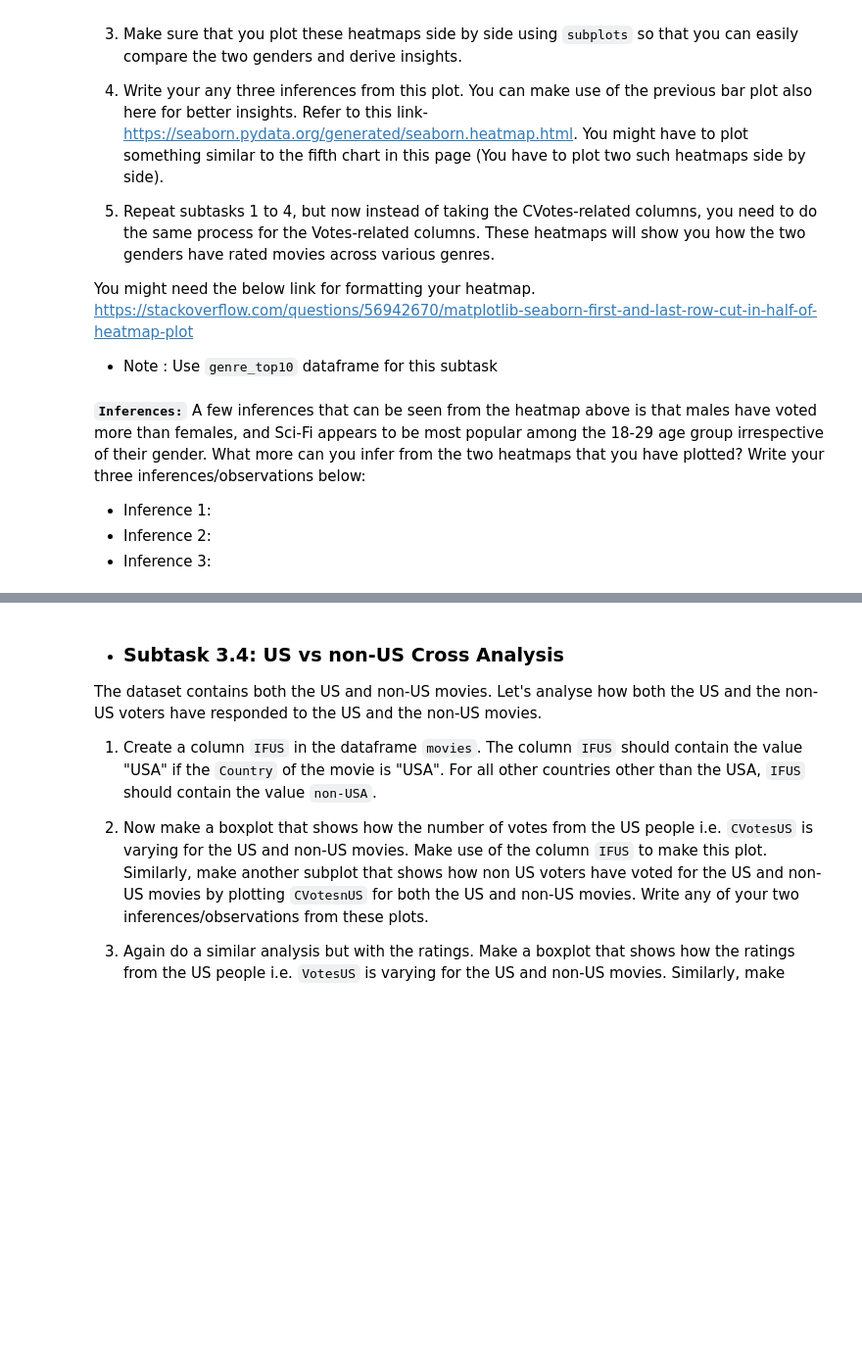
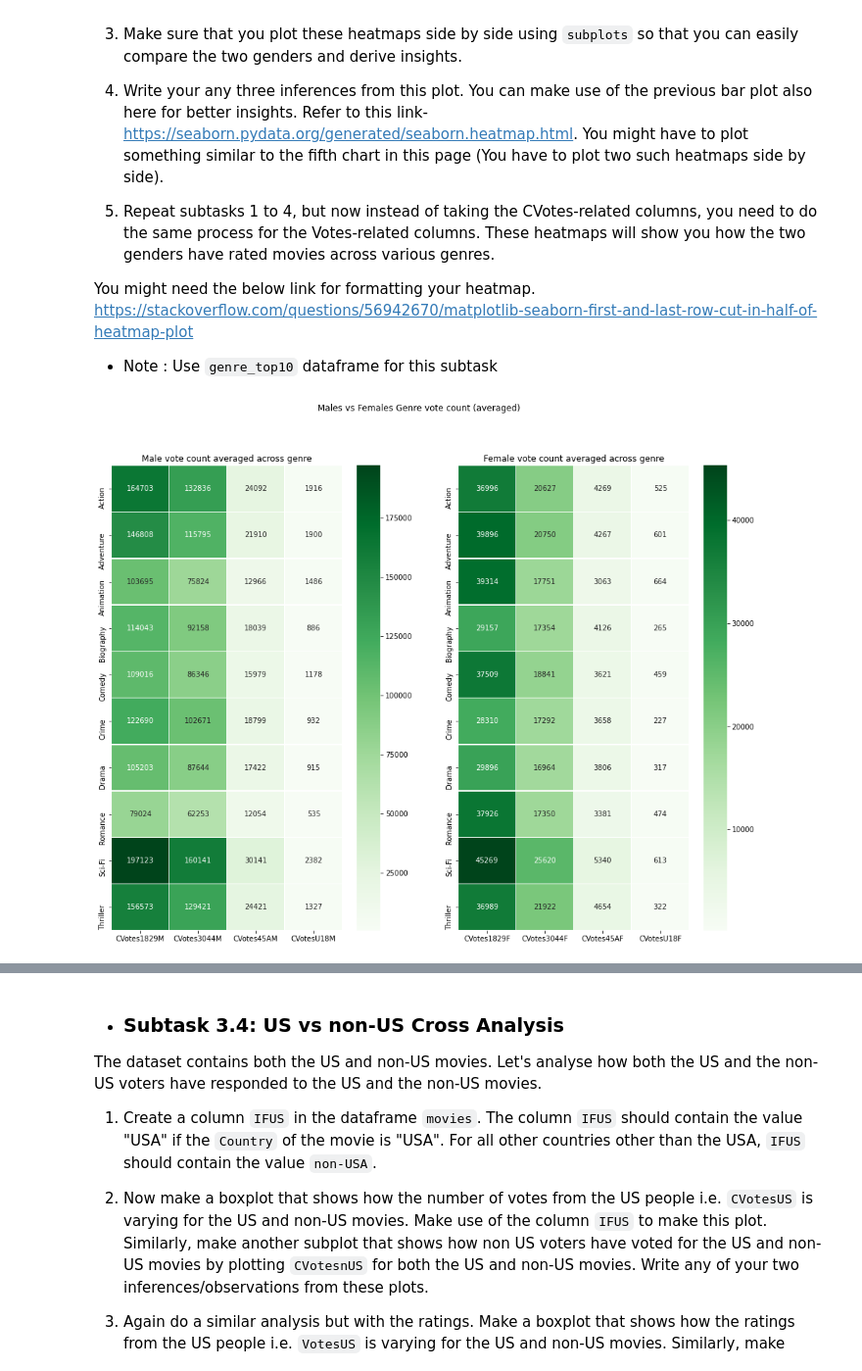
Before and after one commit to abhinav-m/data-science-bootcamp, a Jupyter notebook: projects/upgrad-imdb-assignment/IMDb+Movie+Assignment.ipynb, the cells around one changed output, grey strips where cells are left out. Shown at 98% size. Cells and saved outputs as stored; diff of their text form; code cells hidden in the pictures; blank space fills up the shorter version.

Commit message:
Added visualizations / heatmaps and inferences

```diff
--- a/projects/upgrad-imdb-assignment/IMDb+Movie+Assignment.ipynb
+++ b/projects/upgrad-imdb-assignment/IMDb+Movie+Assignment.ipynb
@@ -473,7 +473,12 @@ genre_top10.round(decimals=2)
 10 rows × 45 columns
 # %%
 # Converting CVotes to int type
-cvotes_cols = {'CVotes'+ (('0' + str(x)) if x <= 9 else str(x) ):'int' for x in range(1,11)}
-genre_top10 = genre_top10.astype(cvotes_cols)
-genre_top10
+cvotes_cols_dict = {}
+cvotes_cols = filter(lambda x: True if 'CVotes' in x else False,list(genre_top10.columns.to_numpy()))
+for x in cvotes_cols:
+    cvotes_cols_dict[x] = 'int'
+
+
+genre_top10 = genre_top10.astype(cvotes_cols_dict)
+genre_top10.info()
 # %% [output]
@@ -530,5 +537,0 @@ https://stackoverflow.com/questions/56942670/matplotlib-seaborn-first-and-last-r
-# %% [markdown]
-**`Inferences:`** A few inferences that can be seen from the heatmap above is that males have voted more than females, and Sci-Fi appears to be most popular among the 18-29 age group irrespective of their gender. What more can you infer from the two heatmaps that you have plotted? Write your three inferences/observations below:
-- Inference 1:
-- Inference 2:
-- Inference 3:
@@ -536,0 +538,20 @@ https://stackoverflow.com/questions/56942670/matplotlib-seaborn-first-and-last-r
+# %%
+# 1st set of heat maps for CVotes-related columns
+
+# Pivot tables for data
+cvotes_table_M = pd.pivot_table(data=genre_top10,index=genre_top10.index.to_series(),values=['CVotesU18M','CVotes1829M', 'CVotes3044M',  'CVotes45AM'],aggfunc=np.average)
+cvotes_table_F = pd.pivot_table(data=genre_top10,index=genre_top10.index.to_series(),values=['CVotesU18F','CVotes1829F', 'CVotes3044F',  'CVotes45AF'],aggfunc=np.average)
+
+# Chart titles, formatting
+fig, axes = plt.subplots(1, 2,figsize=(16,12))
+fig.suptitle('Males vs Females Genre vote count (averaged)')
+axes[0].set_title('Male vote count averaged across genre')
+axes[1].set_title('Female vote count averaged across genre')
+
+# Chart creation
+sns.heatmap(cvotes_table_M,ax=axes[0],cmap='Greens',annot=True,fmt="d",linewidths=.5)
+sns.heatmap(cvotes_table_F,ax=axes[1],cmap='Greens',annot=True,fmt="d",linewidths=.5)
+
+plt.show()
+# %% [output]
+[figure, added]
```
Also changed, not shown: parts of 8 cells of this notebook.
